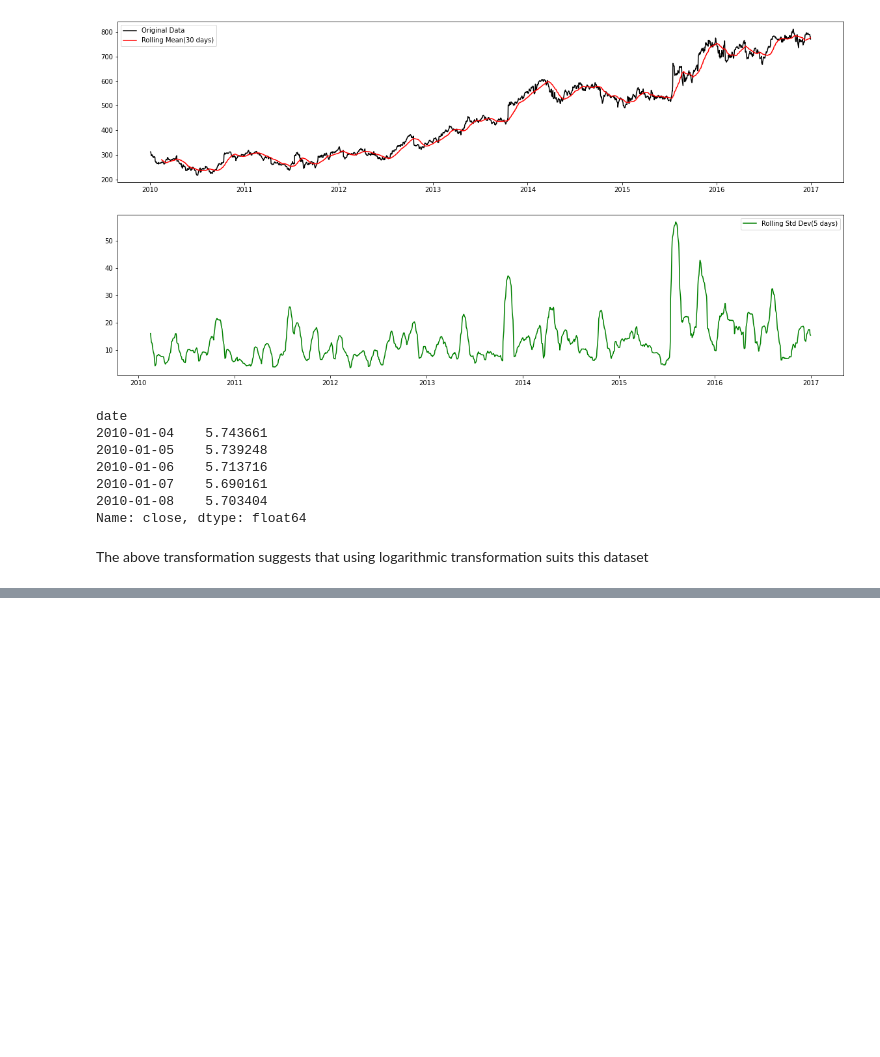
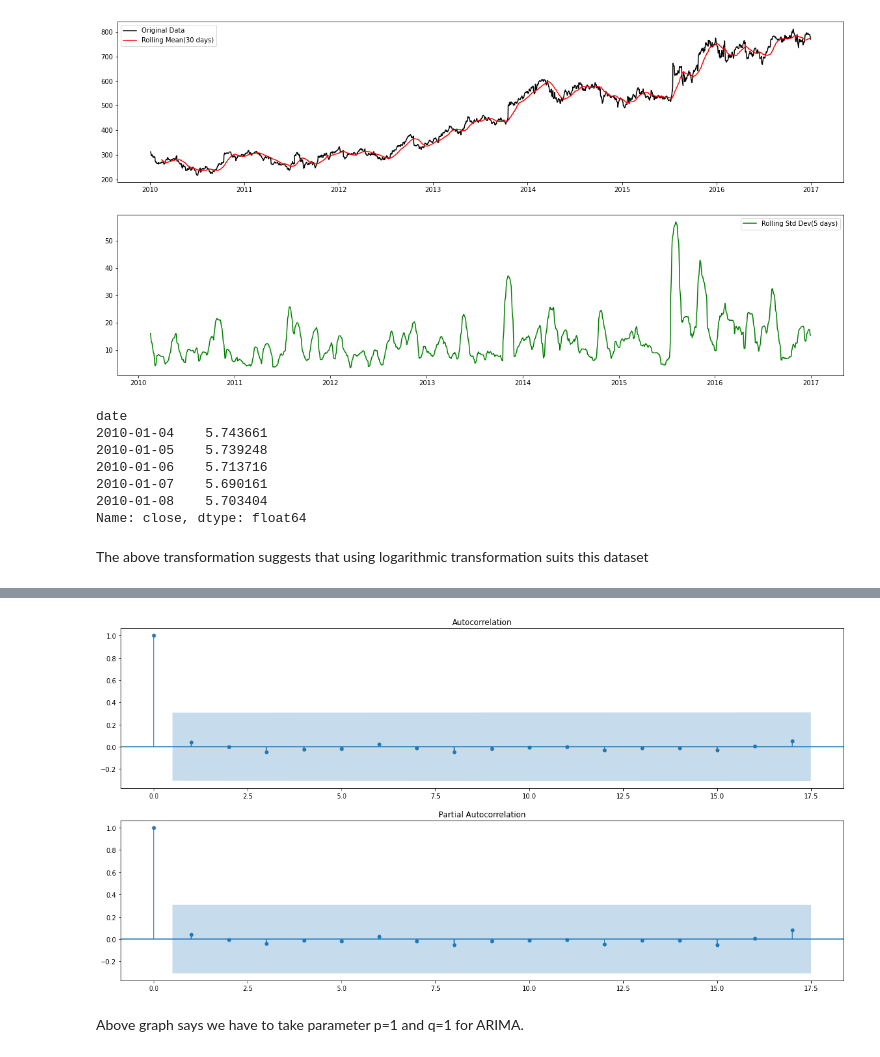
Before and after one commit to HarshitCodex/ARIMA-GARCH-modeling, a Jupyter notebook: SP500_NYSE/stock_ARIMA.ipynb, the cells around one changed output, grey strips where cells are left out. Cells and saved outputs as stored; diff of their text form; code cells hidden in the pictures; blank space fills up the shorter version.

```diff
--- a/SP500_NYSE/stock_ARIMA.ipynb
+++ b/SP500_NYSE/stock_ARIMA.ipynb
@@ -141,0 +213,10 @@ The above transformation suggests that using logarithmic transformation suits th
+# %%
+fig1 = plt.figure(figsize=(20,10))
+ax1 = fig1.add_subplot(211)
+fig1 = sm.graphics.tsa.plot_acf(df_acf, ax=ax1)
+ax2 = fig1.add_subplot(212)
+fig1 = sm.graphics.tsa.plot_pacf(df_pacf, ax=ax2)
+# %% [output]
+[figure, added]
+# %% [markdown]
+Above graph says we have to take parameter p=1 and q=1 for ARIMA.
```
Also changed, not shown: parts of 34 cells of this notebook, 2 other files.
